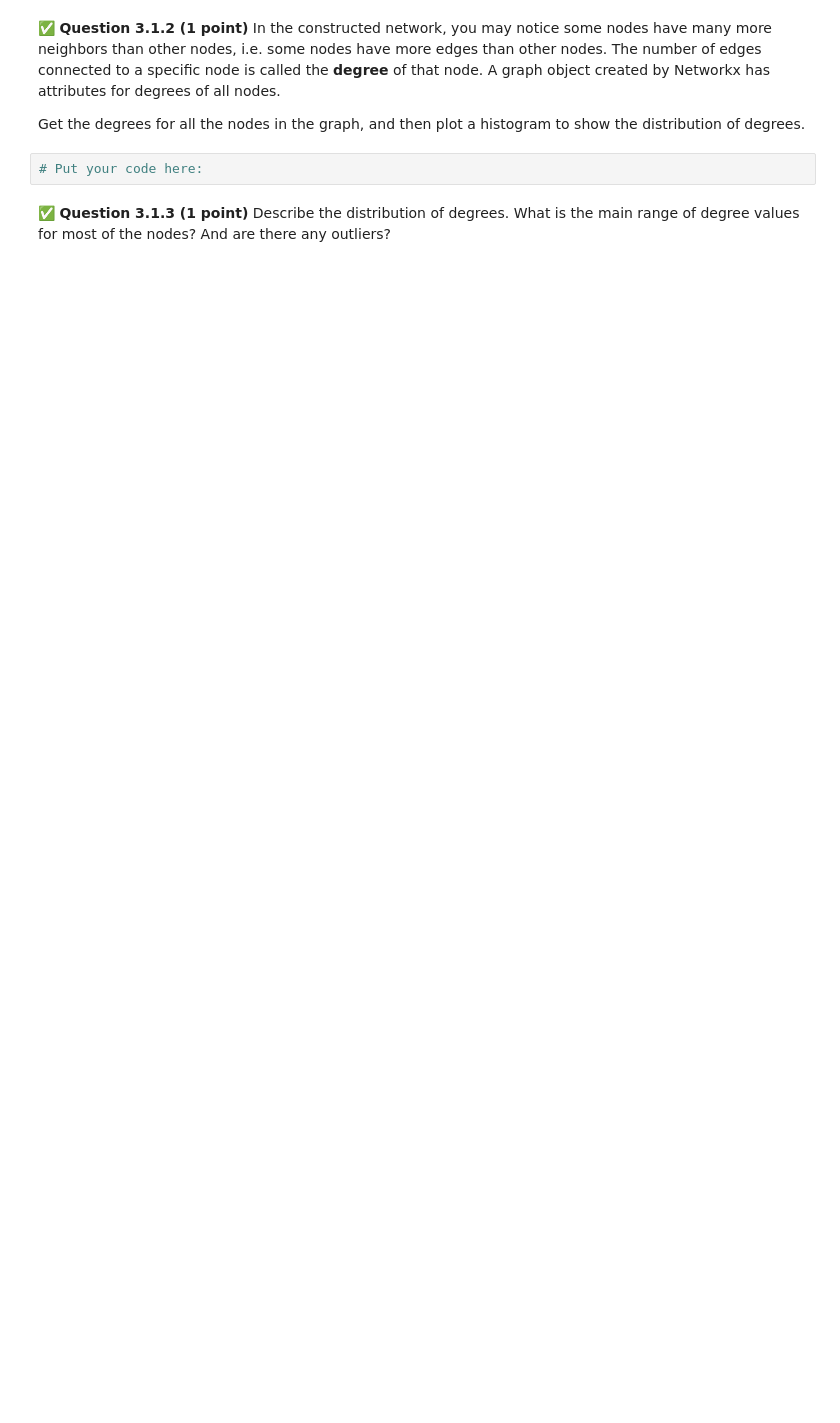
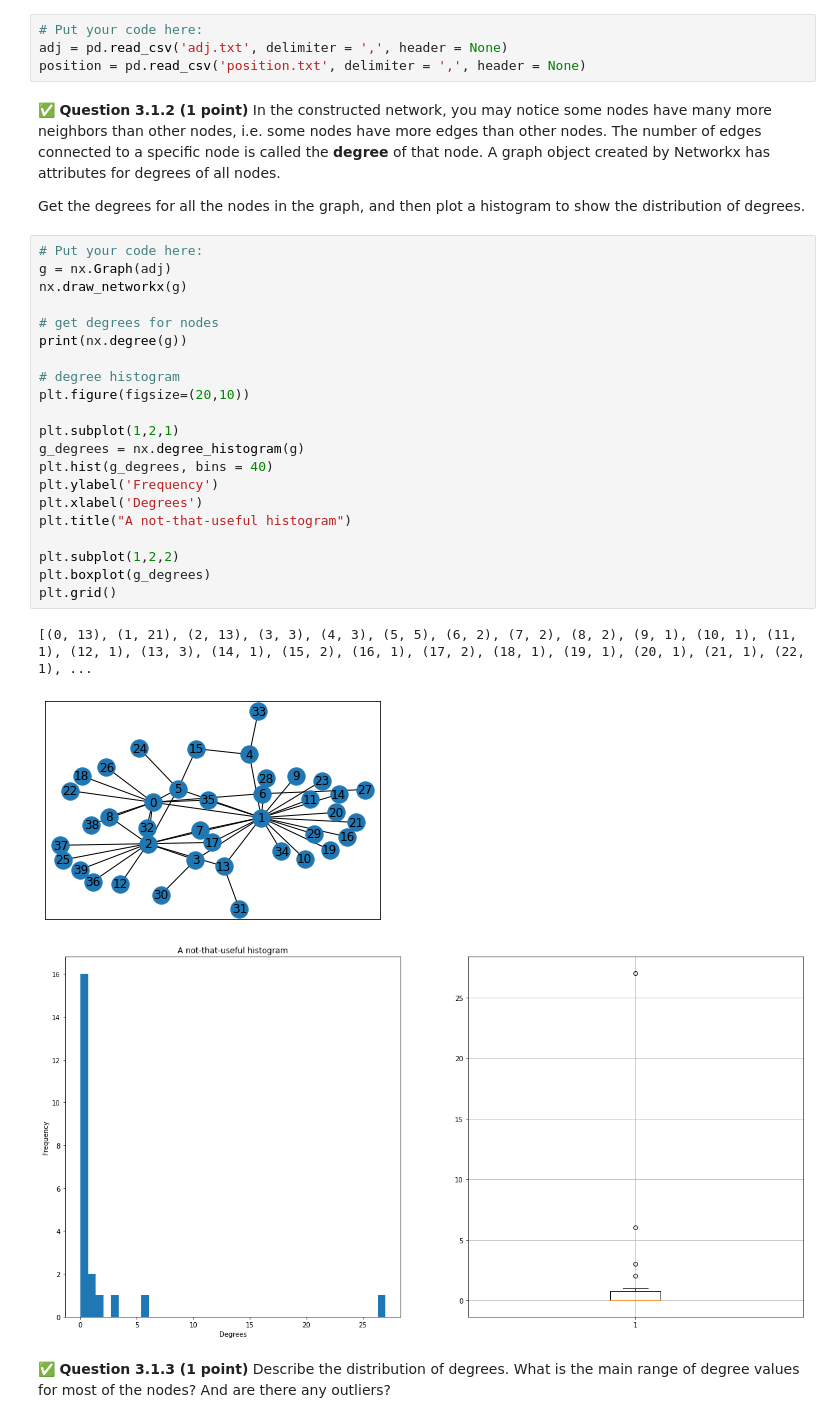
Before and after one commit to barnbyje/cmse202-s22-turnin, a Jupyter notebook: hw-03/HW-03_ABMAndGraphTheory-STUDENT.ipynb, the cells around one changed output. Cells and saved outputs as stored; diff of their text form; blank space fills up the shorter version.

```diff
--- a/hw-03/HW-03_ABMAndGraphTheory-STUDENT.ipynb
+++ b/hw-03/HW-03_ABMAndGraphTheory-STUDENT.ipynb
@@ -291,8 +314,35 @@ https://raw.githubusercontent.com/msu-cmse-courses/cmse202-S22-data/main/code_sa
+# %%
+# Put your code here:
+adj = pd.read_csv('adj.txt', delimiter = ',', header = None)
+position = pd.read_csv('position.txt', delimiter = ',', header = None)
 # %% [markdown]
 &#9989; **Question 3.1.2 (1 point)** In the constructed network, you may notice some nodes have many more neighbors than other nodes, i.e. some nodes have more edges than other nodes. The number of edges connected to a specific node is called the **degree** of that node. A graph object created by Networkx has attributes for degrees of all nodes.
 
 Get the degrees for all the nodes in the graph, and then plot a histogram to show the distribution of degrees.
-# %%
-# Put your code here:
+# %%
+# Put your code here:
+g = nx.Graph(adj)
+nx.draw_networkx(g)
+
+# get degrees for nodes
+print(nx.degree(g))
+
+# degree histogram
+plt.figure(figsize=(20,10))
+
+plt.subplot(1,2,1)
+g_degrees = nx.degree_histogram(g)
+plt.hist(g_degrees, bins = 40)
+plt.ylabel('Frequency')
+plt.xlabel('Degrees')
+plt.title("A not-that-useful histogram")
+
+plt.subplot(1,2,2)
+plt.boxplot(g_degrees)
+plt.grid()
+# %% [output]
+[(0, 13), (1, 21), (2, 13), (3, 3), (4, 3), (5, 5), (6, 2), (7, 2), (8, 2), (9, 1), (10, 1), (11, 1), (12, 1), (13, 3), (14, 1), (15, 2), (16, 1), (17, 2), (18, 1), (19, 1), (20, 1), (21, 1), (22, 1), ...
+[figure, added]
+[figure, added]
 # %% [markdown]
 &#9989; **Question 3.1.3 (1 point)** Describe the distribution of degrees. What is the main range of degree values for most of the nodes? And are there any outliers?
```
Also changed, not shown: parts of 10 cells of this notebook.
